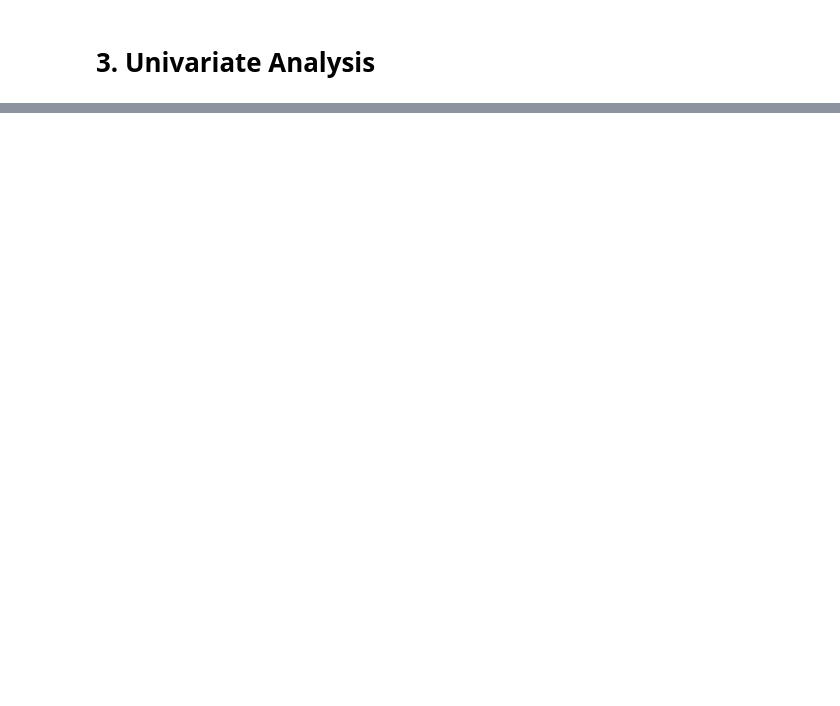
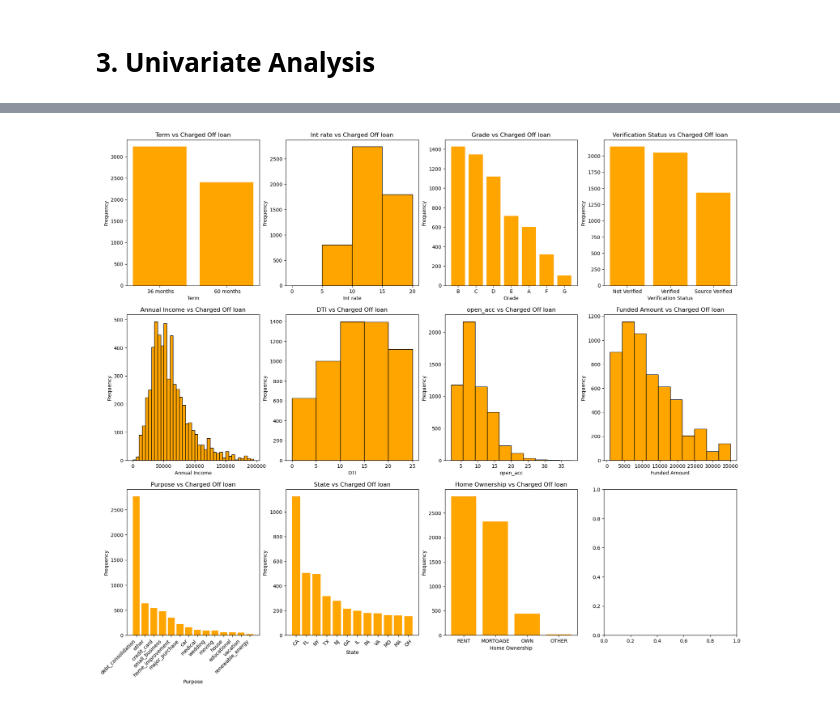
Before and after one commit to anandtv04/lending-case-study, a Jupyter notebook: lending-case-study-ankur_anand.ipynb, the cells around one changed output, grey strips where cells are left out. Saved outputs shown, nothing was run; the diff lists cells and outputs as text; code cells hidden in the pictures; blank space fills up the shorter version.

```diff
--- a/lending-case-study-ankur_anand.ipynb
+++ b/lending-case-study-ankur_anand.ipynb
@@ -92,0 +220,87 @@ loan_data.shape
+# %%
+#Removing outlier
+annual_inc_data = charged_off_loan_data["annual_inc"]
+annual_inc_data=annual_inc_data[annual_inc_data<200000]
+# %%
+# Plotting subplots, so that all the univarate analysis can see together
+fig, axs = plt.subplots(nrows=3,ncols=4, figsize=(22, 18))
+
+# Term vs charged off - plotting bar grarph, x axis is term, y axis is count
+df = charged_off_loan_data["term"].value_counts()
+axs[0,0].bar(df.index, df.values , color='orange')
+axs[0,0].set_title('Term vs Charged Off loan')
+axs[0,0].set_xlabel('Term')
+axs[0,0].set_ylabel('Frequency')
+
+# int_date vs charged off - plotting histogram grarph
+axs[0,1].hist(charged_off_loan_data["int_rate"], bins=np.arange(0,25,5),color='orange', edgecolor='black')
+axs[0,1].set_title('Int rate vs Charged Off loan')
+axs[0,1].set_xlabel('Int rate')
+axs[0,1].set_ylabel('Frequency')
+
+# Grade vs charged off - plotting bar grarph, x axis is grade, y axis is count
+df = charged_off_loan_data["grade"].value_counts()
+axs[0,2].bar(df.index, df.values , color='orange')
+axs[0,2].set_title('Grade vs Charged Off loan')
+axs[0,2].set_xlabel('Grade')
+axs[0,2].set_ylabel('Frequency')
+
+# Verification Status vs charged off - plotting bar grarph, x axis is status, y axis is count
+df = charged_off_loan_data["verification_status"].value_counts()
+axs[0, 3].bar(df.index, df.values , color='orange')
+axs[0, 3].set_title('Verification Status vs Charged Off loan')
+axs[0, 3].set_xlabel('Verification Status')
+axs[0, 3].set_ylabel('Frequency')
+
+# Income vs charged off
+axs[1, 0].hist(annual_inc_data, color='orange', bins=np.arange(0,200000,5000), edgecolor='black')
+axs[1, 0].set_title('Annual Income vs Charged Off loan')
+axs[1, 0].set_xlabel('Annual Income')
+axs[1, 0].set_ylabel('Frequency')
+
+# DTI vs charged off - plotting hist graph
+axs[1, 1].hist(charged_off_loan_data["dti"], color='orange', bins=np.arange(0,30,5), edgecolor='black')
+axs[1, 1].set_title('DTI vs Charged Off loan')
+axs[1, 1].set_xlabel('DTI')
+axs[1, 1].set_ylabel('Frequency')
+
+# funded_amnt vs charged off - plotting hist graph
+axs[1, 3].hist(charged_off_loan_data["funded_amnt"], bins=10, color='orange', edgecolor='black')
+axs[1, 3].set_title('Funded Amount vs Charged Off loan')
+axs[1, 3].set_xlabel('Funded Amount')
+axs[1, 3].set_ylabel('Frequency')
+
+# open_acc vs charged off - plotting hist graph
+axs[1, 2].hist(charged_off_loan_data["open_acc"], bins=10, color='orange',  edgecolor='black')
+axs[1, 2].set_title('open_acc vs Charged Off loan')
+axs[1, 2].set_xlabel('open_acc')
+axs[1, 2].set_ylabel('Frequency')
+
+# Purpose vs charged off - plotting bar grarph, x axis is purpose, y axis is count
+df = charged_off_loan_data["purpose"].value_counts()
+axs[2, 0].bar(df.index, df.values , color='orange')
+axs[2, 0].set_title('Purpose vs Charged Off loan')
+axs[2, 0].set_xlabel('Purpose')
+axs[2, 0].set_ylabel('Frequency')
+axs[2, 0].set_xticklabels(df.index, rotation=45, ha='right')
+
+# Customer State vs charged off - plotting bar grarph, x axis is purpose, y axis is count
+df = charged_off_loan_data["addr_state"].value_counts()
+# Filtering again to plot the graph properly
+df = df[df.values>150]
+axs[2, 1].bar(df.index, df.values , color='orange')
+axs[2, 1].set_title('State vs Charged Off loan')
+axs[2, 1].set_xlabel('State')
+axs[2, 1].set_ylabel('Frequency')
+axs[2, 1].set_xticklabels(df.index, rotation=45)
+
+# Home ownership vs charged off - plotting bar grarph, x axis is status, y axis is count
+df = charged_off_loan_data["home_ownership"].value_counts()
+axs[2, 2].bar(df.index, df.values , color='orange')
+axs[2, 2].set_title('Home Ownership vs Charged Off loan')
+axs[2, 2].set_xlabel('Home Ownership')
+axs[2, 2].set_ylabel('Frequency')
+
+plt.show()
+# %% [output]
+[figure, added]
```
Also changed, not shown: parts of 16 cells of this notebook.
